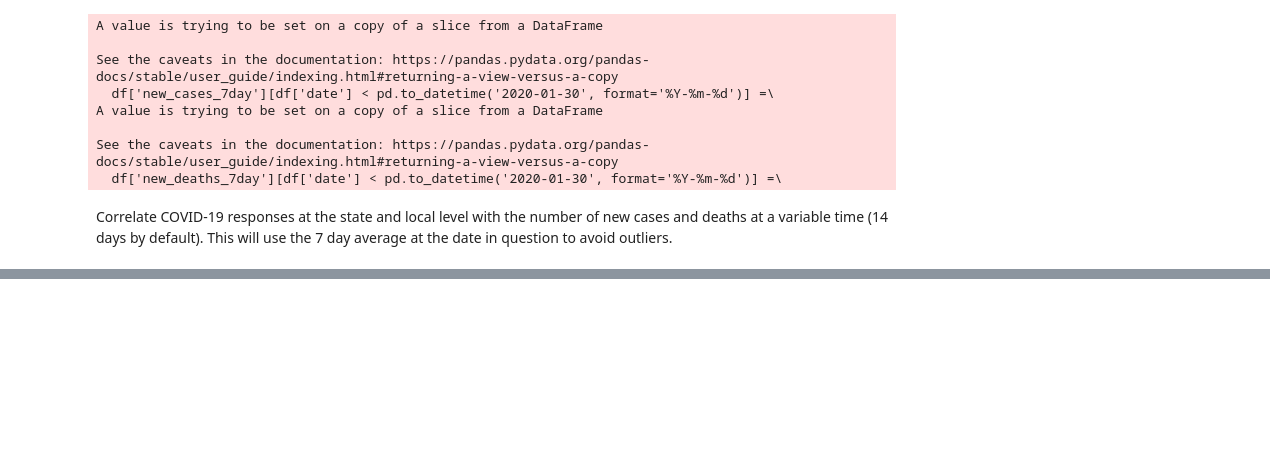
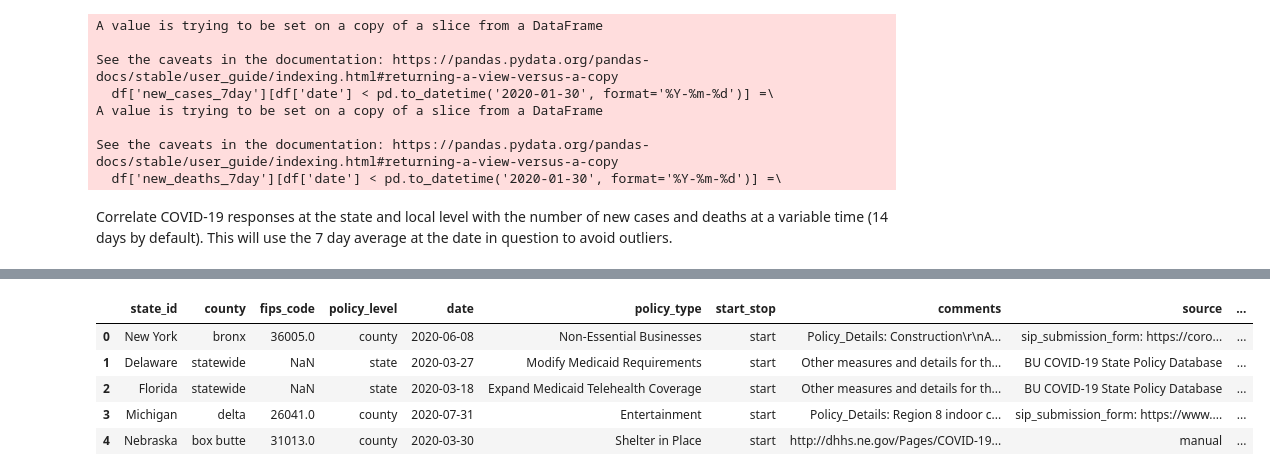
Before and after one commit to apalermo01/Covid-19-correlation-analysis, a Jupyter notebook: Covid-19 case - policy correlations .ipynb, the cells around one changed output, grey strips where cells are left out. Drawn from its saved outputs; the diff is of its cells as text; code cells hidden in the pictures; blank space fills up the shorter version.

```diff
--- a/Covid-19 case - policy correlations .ipynb
+++ b/Covid-19 case - policy correlations .ipynb
@@ -159,2 +158,9 @@ record 1600/3415
 # %%
-df2.head()
+policy_deltas.head()
+# %% [output]
+|  | state_id | county | fips_code | policy_level | date | policy_type | start_stop | comments | source | ... |
+| 0 | New York | bronx | 36005.0 | county | 2020-06-08 | Non-Essential Businesses | start | Policy_Details: Construction\r\nA... | sip_submission_form: https://coro... | ... |
+| 1 | Delaware | statewide | NaN | state | 2020-03-27 | Modify Medicaid Requirements | start | Other measures and details for th... | BU COVID-19 State Policy Database | ... |
+| 2 | Florida | statewide | NaN | state | 2020-03-18 | Expand Medicaid Telehealth Coverage | start | Other measures and details for th... | BU COVID-19 State Policy Database | ... |
+| 3 | Michigan | delta | 26041.0 | county | 2020-07-31 | Entertainment | start | Policy_Details: Region 8 indoor c... | sip_submission_form: https://www.... | ... |
+| 4 | Nebraska | box butte | 31013.0 | county | 2020-03-30 | Shelter in Place | start | http://dhhs.ne.gov/Pages/COVID-19... | manual | ... |
```
Also changed, not shown: parts of 6 cells of this notebook.
